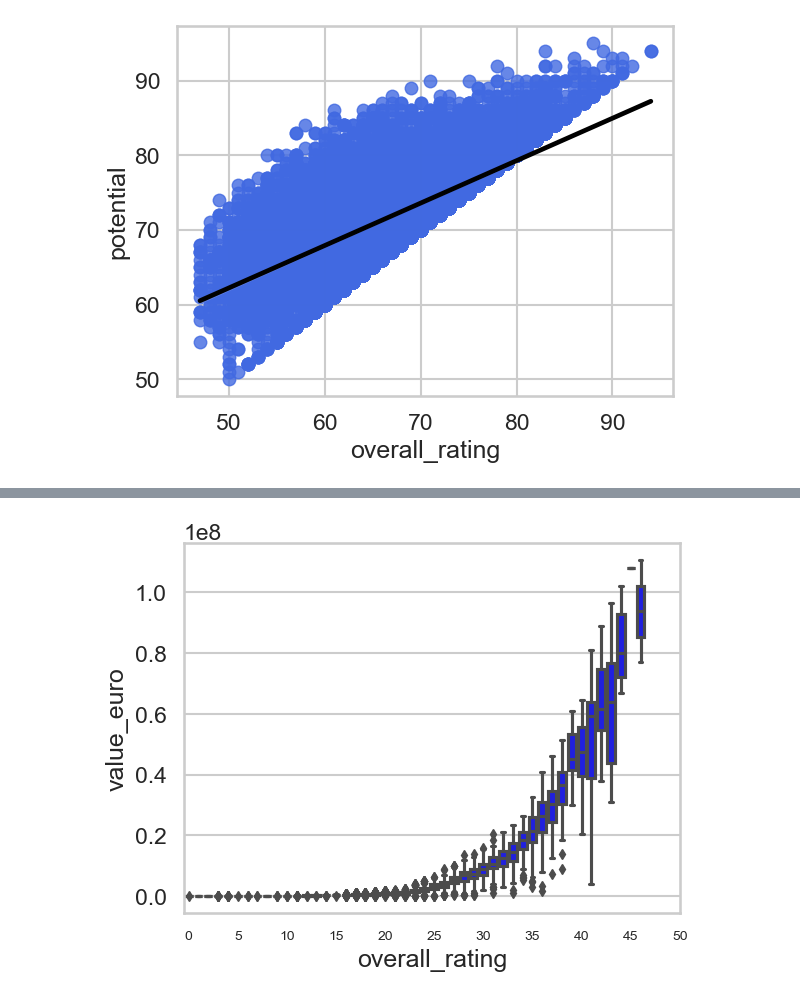
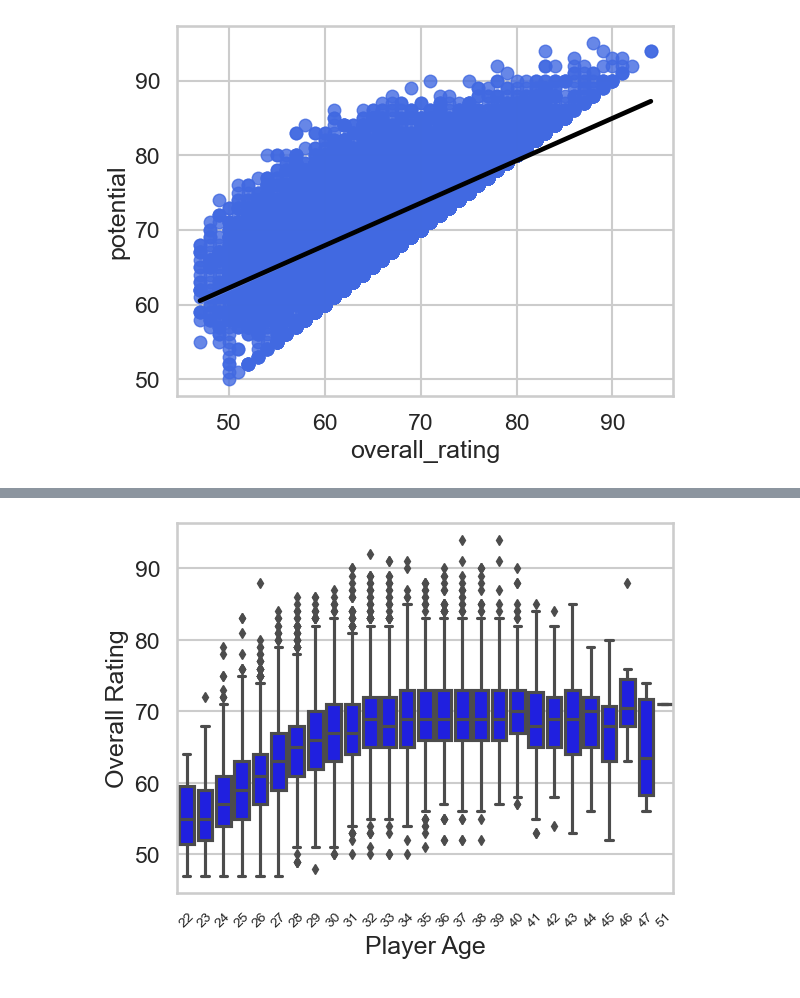
Before and after one commit to rdeshir10/Fifa_Analysis, a Jupyter notebook: footbal.ipynb, the cells around one changed output, grey strips where cells are left out. Drawn from its saved outputs; the diff is of its cells as text; code cells hidden in the pictures.

Commit message:
correct plots

```diff
--- a/footbal.ipynb
+++ b/footbal.ipynb
@@ -201,6 +201,7 @@ plt.show()
 # Linear regression line plot for overall_rate vs potential of the player
 # Import data
 all_player_df = pd.read_csv("Resources/all_player_data.csv")
+player_info_df = pd.read_csv("Resources/player_info.csv")
 
 # Create a scatter plot with linear regression line
 sns.regplot(x="overall_rating", y="potential", data=all_player_df, scatter_kws={"color":"royalblue"}, line_kws={"color":"black"})
@@ -212,13 +230,16 @@ plt.show()
 # %%
-# Boxplot on overall_rating and value_wage of the player
+# Boxplot on overall_rating and age of the player
 # Create boxplot
-sns.boxplot(x="overall_rating", y="value_euro", data=all_player_df, color="blue")
+sns.boxplot(x="age", y="overall_rating", data=player_info_df, color="blue")
 
 # customize the x-axis label
-ticks = np.arange(0, 55, 5)
-plt.xticks(ticks, labels=ticks, rotation=0, fontsize=10)
+plt.xticks(rotation=45, fontsize = 10)
+
+# Set the custom axis labels
+plt.xlabel("Player Age")
+plt.ylabel("Overall Rating")
 
 # Show the plot
 plt.show()
 # %% [output]
-[figure, old version]
+[figure, new version]
```
Also changed, not shown: parts of 2 cells of this notebook.
